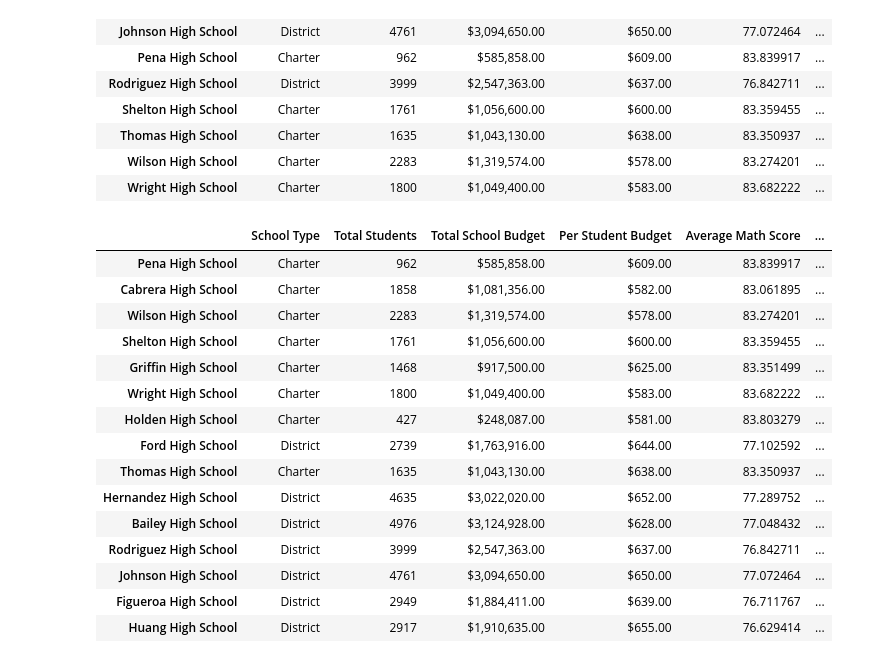
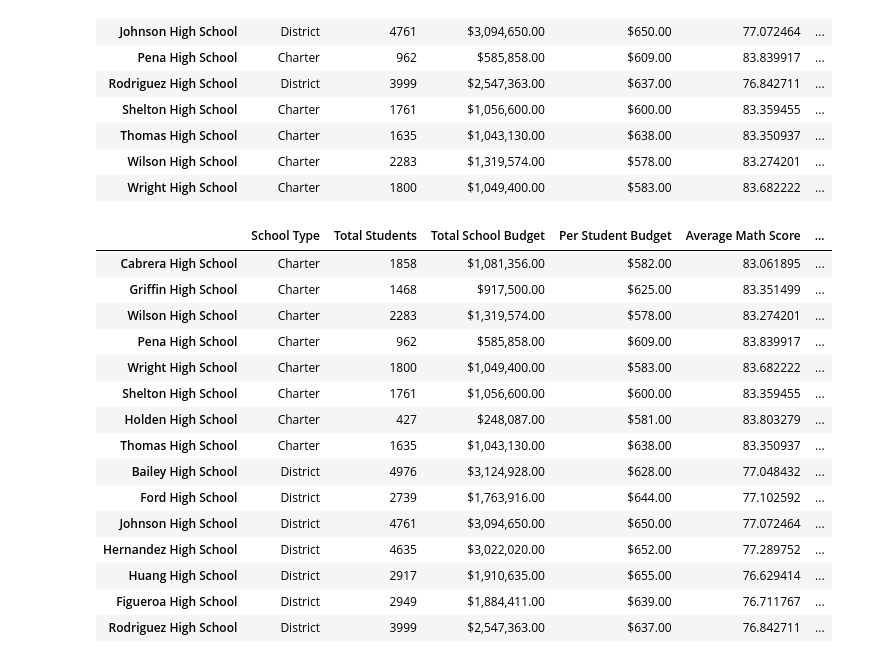
Before and after one commit to jperth1/School_District_Analysis, a Jupyter notebook: test performance.ipynb, the cells around one changed output. Cells and saved outputs as stored; diff of their text form; code cells hidden in the pictures.

```diff
--- a/test performance.ipynb
+++ b/test performance.ipynb
@@ -229,22 +229,22 @@ per_school_summary_df
 | Wilson High School | Charter | 2283 | $1,319,574.00 | $578.00 | 83.274201 | ... |
 | Wright High School | Charter | 1800 | $1,049,400.00 | $583.00 | 83.682222 | ... |
 # %%
-THS_performance=per_school_summary_df.sort_values(["% Passing Math"], ascending=False)
+THS_performance=per_school_summary_df.sort_values(["% Overall Passing"], ascending= False)
 THS_performance
 # %% [output]
 |  | School Type | Total Students | Total School Budget | Per Student Budget | Average Math Score | ... |
+| Cabrera High School | Charter | 1858 | $1,081,356.00 | $582.00 | 83.061895 | ... |
+| Griffin High School | Charter | 1468 | $917,500.00 | $625.00 | 83.351499 | ... |
+| Wilson High School | Charter | 2283 | $1,319,574.00 | $578.00 | 83.274201 | ... |
 | Pena High School | Charter | 962 | $585,858.00 | $609.00 | 83.839917 | ... |
-| Cabrera High School | Charter | 1858 | $1,081,356.00 | $582.00 | 83.061895 | ... |
-| Wilson High School | Charter | 2283 | $1,319,574.00 | $578.00 | 83.274201 | ... |
+| Wright High School | Charter | 1800 | $1,049,400.00 | $583.00 | 83.682222 | ... |
 | Shelton High School | Charter | 1761 | $1,056,600.00 | $600.00 | 83.359455 | ... |
-| Griffin High School | Charter | 1468 | $917,500.00 | $625.00 | 83.351499 | ... |
-| Wright High School | Charter | 1800 | $1,049,400.00 | $583.00 | 83.682222 | ... |
 | Holden High School | Charter | 427 | $248,087.00 | $581.00 | 83.803279 | ... |
+| Thomas High School | Charter | 1635 | $1,043,130.00 | $638.00 | 83.350937 | ... |
+| Bailey High School | District | 4976 | $3,124,928.00 | $628.00 | 77.048432 | ... |
 | Ford High School | District | 2739 | $1,763,916.00 | $644.00 | 77.102592 | ... |
-| Thomas High School | Charter | 1635 | $1,043,130.00 | $638.00 | 83.350937 | ... |
+| Johnson High School | District | 4761 | $3,094,650.00 | $650.00 | 77.072464 | ... |
 | Hernandez High School | District | 4635 | $3,022,020.00 | $652.00 | 77.289752 | ... |
-| Bailey High School | District | 4976 | $3,124,928.00 | $628.00 | 77.048432 | ... |
+| Huang High School | District | 2917 | $1,910,635.00 | $655.00 | 76.629414 | ... |
+| Figueroa High School | District | 2949 | $1,884,411.00 | $639.00 | 76.711767 | ... |
 | Rodriguez High School | District | 3999 | $2,547,363.00 | $637.00 | 76.842711 | ... |
-| Johnson High School | District | 4761 | $3,094,650.00 | $650.00 | 77.072464 | ... |
-| Figueroa High School | District | 2949 | $1,884,411.00 | $639.00 | 76.711767 | ... |
-| Huang High School | District | 2917 | $1,910,635.00 | $655.00 | 76.629414 | ... |
```
Also changed, not shown: parts of 5 cells of this notebook, 5 other files.
